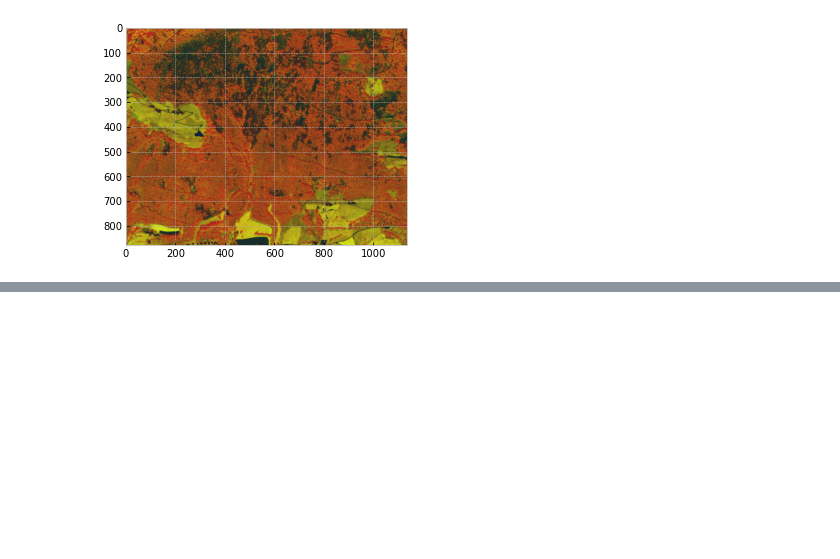
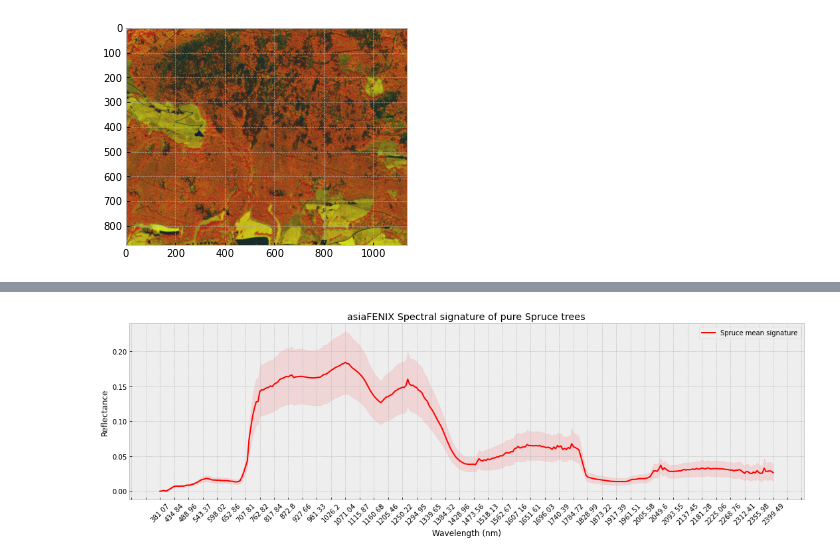
Before and after one commit to AlessandroAustoni/Satellite_Bark_Beetle_Detection, a Jupyter notebook: pre-preocessing.ipynb, the cells around one changed output, grey strips where cells are left out. Cells and saved outputs as stored; diff of their text form; code cells hidden in the pictures; blank space fills up the shorter version.

```diff
--- a/pre-preocessing.ipynb
+++ b/pre-preocessing.ipynb
@@ -186,0 +235,22 @@ the percentage of monoclass pixels in the PRISMA image is: 29.0625%
+# %%
+#read file and create dictionaries
+f = h5py.File(filename+'.he5', 'r')
+vnir_bands = f.attrs['List_Cw_Vnir']
+swir_bands = f.attrs['List_Cw_Swir']
+
+vnir_dict = {}
+swir_dict = {}
+
+for i, band in enumerate(vnir_bands):
+    vnir_dict[len(vnir_bands) - i] = band
+
+for i, band in enumerate(swir_bands):
+    swir_dict[len(swir_bands) - i] = band
+#remove band values lower than threshold (values very close to zero)
+with rio.open(PRISMA_path+'Gad_ref_UTM32N_COREG_AREA5.tif') as src:
+     data = src.read()
+#data=np.moveaxis(data,0,2)
+data.shape
+band_threshold = 0.00000001  # some bands are not exactly zero, but have very small values
+# remove rows having all zeroes
+data = data[~np.all(data <= band_threshold, axis=(1,2))]
@@ -186,0 +301,23 @@ the percentage of monoclass pixels in the PRISMA image is: 29.0625%
+# %%
+#set pixel coordinates and iterate endmember plotting to each Spruce pure pixel
+buffer1=np.zeros((np.shape(data_aerial)[0],len(row)))
+plt.figure(figsize=(15,5), tight_layout=True)
+for idx in range(len(row)):
+    x=row[idx]
+    y=col[idx]
+    buffer1[:,idx]=data_aerial[:, x, y]
+
+mean_aerial=np.mean(buffer1,axis=1)
+std_aerial=np.std(buffer1,axis=1)
+print()
+plt.plot(mean_aerial,label='Spruce mean signature',color='red')
+plt.legend()
+plt.fill_between(range(len(mean_aerial)),mean_aerial-0.5*std_aerial, mean_aerial+0.5*std_aerial, color='red', alpha=0.1)
+plt.xticks(range(len(wvl_aerial)), [round(w, 2) for w in wvl_aerial], rotation=45)
+plt.gca().xaxis.set_major_locator(ticker.MultipleLocator(8))
+plt.xlabel('Wavelength (nm)')
+plt.ylabel('Reflectance')
+plt.title('asiaFENIX Spectral signature of pure Spruce trees')
+plt.show()
+# %% [output]
+[figure, added]
```
Also changed, not shown: parts of 17 cells of this notebook, 5 other files.
